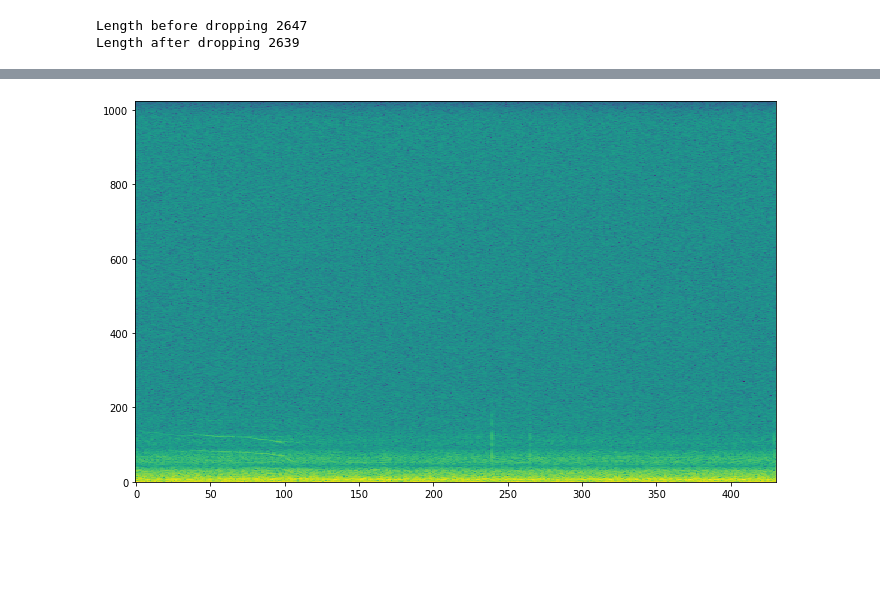
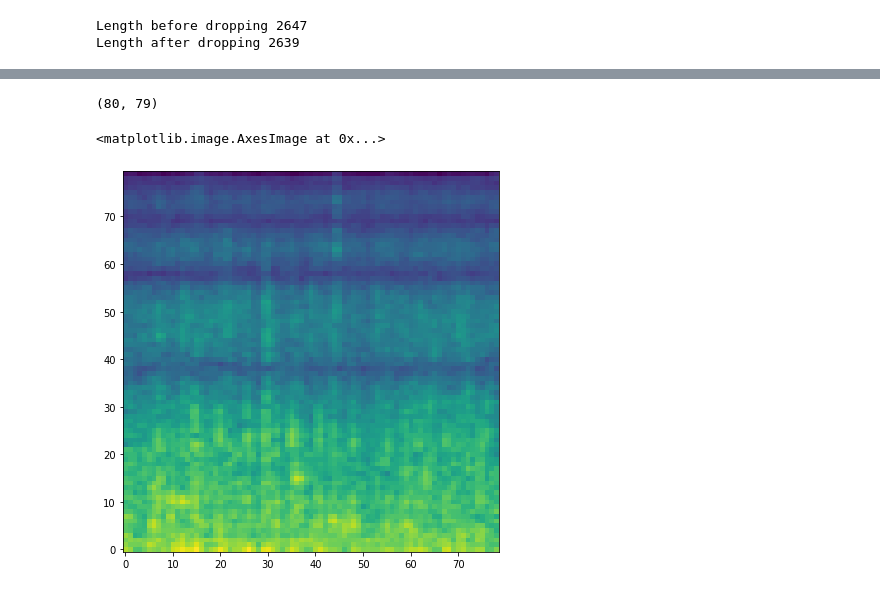
Before and after one commit to orcasound/aifororcas-livesystem, a Jupyter notebook: data_ml/DataSanityCheck.ipynb, the cells around one changed output, grey strips where cells are left out. Drawn from its saved outputs; the diff is of its cells as text; code cells hidden in the pictures; blank space fills up the shorter version.

Commit message:
[dataloader] Data prep and featurization finally done!

```diff
--- a/data_ml/DataSanityCheck.ipynb
+++ b/data_ml/DataSanityCheck.ipynb
@@ -123,0 +116,2 @@ wm.plot_for_debug('windows')
+# %%
+wav_dataset = dataloader.AudioFileDataset("../train_data/wav","../train_data/train.tsv",2,2)
@@ -124,6 +166,5 @@ wm.plot_for_debug('windows')
 # %%
-idx = np.random.choice(positive_idxs)
-sample, label = wm[idx]
+idx = np.random.choice(len(wav_dataset))
+_, label = wav_dataset[idx]
 print("Idx:",idx,"Label",label)
-Audio(sample,rate=wm.sr)
 # %% [output]
@@ -131,0 +172,4 @@ Idx: 358 Label 1
+# %%
+wav_dataset.get_mode = 'audio'
+sample, label = wav_dataset[idx]
+Audio(sample,rate=wav_dataset.sr)
@@ -132,8 +178,12 @@ Idx: 358 Label 1
 # %%
-spec = np.log(np.abs(librosa.core.stft(sample)))[1:,:]
+wav_dataset.get_mode = 'mel_spec'
+mel_spec, label = wav_dataset[idx]
+print(mel_spec.shape)
+# plot the spectrogram
 fig = plt.figure(figsize=(15,7))
 ax = fig.add_subplot(111)
-ax.imshow(spec,origin='lower')
-ax.set_aspect(0.25)
+ax.imshow(mel_spec,origin='lower')
 # %% [output]
+(80, 79)
+<matplotlib.image.AxesImage at 0x...>
-[figure, old version]
+[figure, new version]
```
Also changed, not shown: parts of 13 cells of this notebook, 1 other file.
